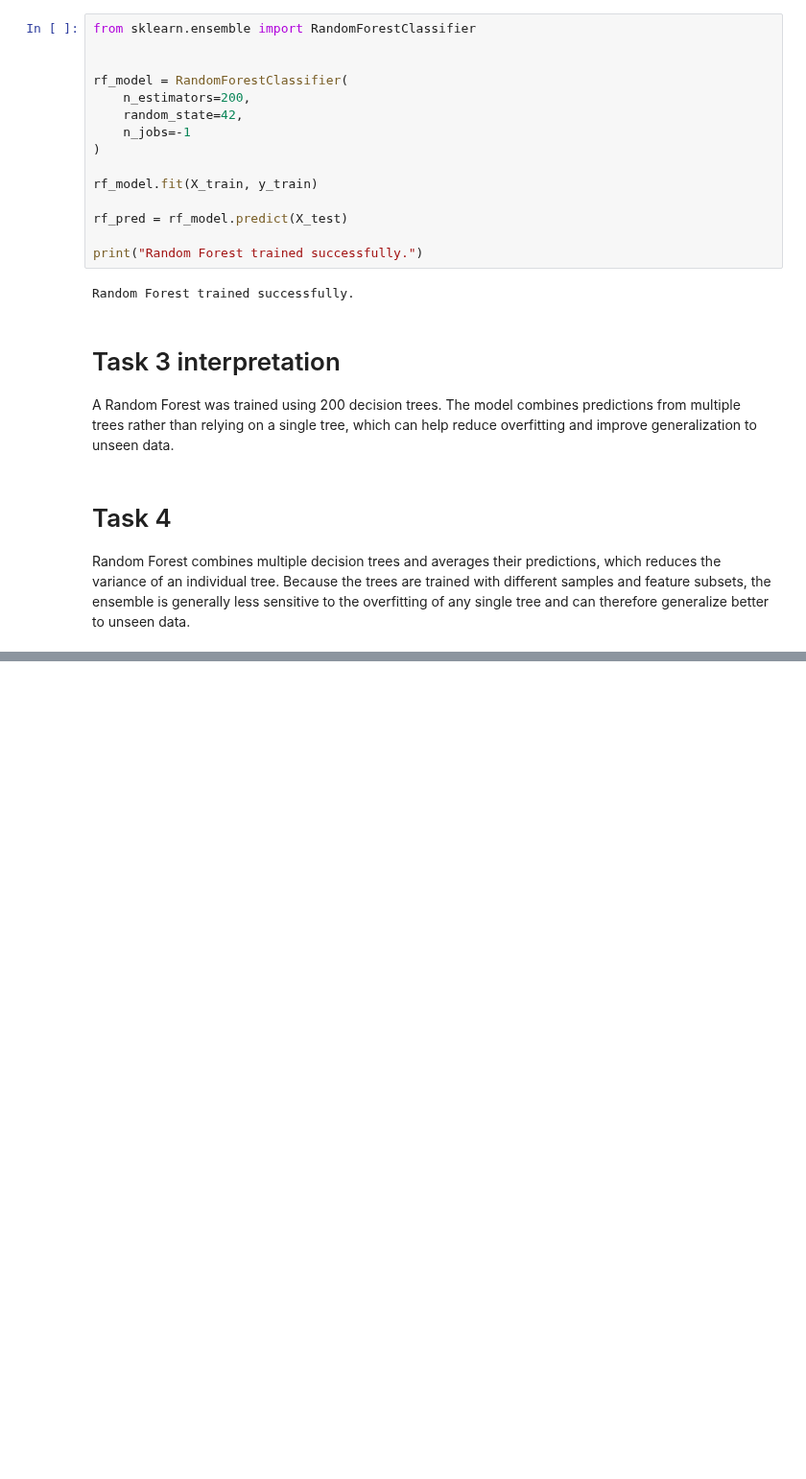
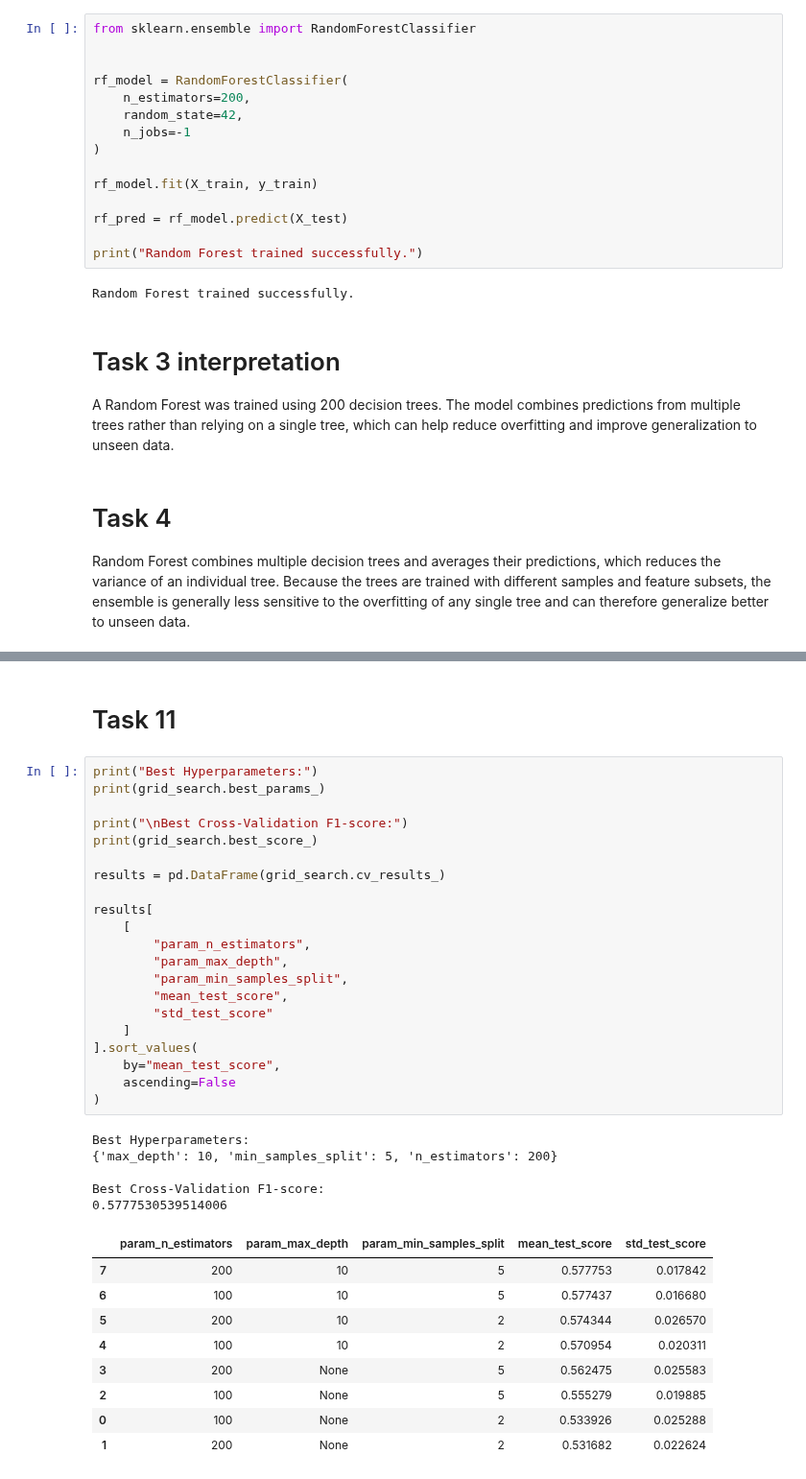
Before and after one commit to Ritika-Lund/Machine-learning-Lab, a Jupyter notebook: LAB 04/lab4_ritika_churn_models.ipynb, the cells around one changed output, grey strips where cells are left out. Shown at 96% size. Cells and saved outputs as stored; diff of their text form; blank space fills up the shorter version.

```diff
--- a/LAB 04/lab4_ritika_churn_models.ipynb
+++ b/LAB 04/lab4_ritika_churn_models.ipynb
@@ -154,0 +354,38 @@ Random Forest combines multiple decision trees and averages their predictions, w
+# %% [markdown]
+# Task 11
+# %%
+print("Best Hyperparameters:")
+print(grid_search.best_params_)
+
+print("\nBest Cross-Validation F1-score:")
+print(grid_search.best_score_)
+
+results = pd.DataFrame(grid_search.cv_results_)
+
+results[
+    [
+        "param_n_estimators",
+        "param_max_depth",
+        "param_min_samples_split",
+        "mean_test_score",
+        "std_test_score"
+    ]
+].sort_values(
+    by="mean_test_score",
+    ascending=False
+)
+# %% [output]
+Best Hyperparameters:
+{'max_depth': 10, 'min_samples_split': 5, 'n_estimators': 200}
+
+Best Cross-Validation F1-score:
+0.5777530539514006
+|  | param_n_estimators | param_max_depth | param_min_samples_split | mean_test_score | std_test_score |
+| 7 | 200 | 10 | 5 | 0.577753 | 0.017842 |
+| 6 | 100 | 10 | 5 | 0.577437 | 0.016680 |
+| 5 | 200 | 10 | 2 | 0.574344 | 0.026570 |
+| 4 | 100 | 10 | 2 | 0.570954 | 0.020311 |
+| 3 | 200 | None | 5 | 0.562475 | 0.025583 |
+| 2 | 100 | None | 5 | 0.555279 | 0.019885 |
+| 0 | 100 | None | 2 | 0.533926 | 0.025288 |
+| 1 | 200 | None | 2 | 0.531682 | 0.022624 |
```
Also changed, not shown: parts of 32 cells of this notebook.
